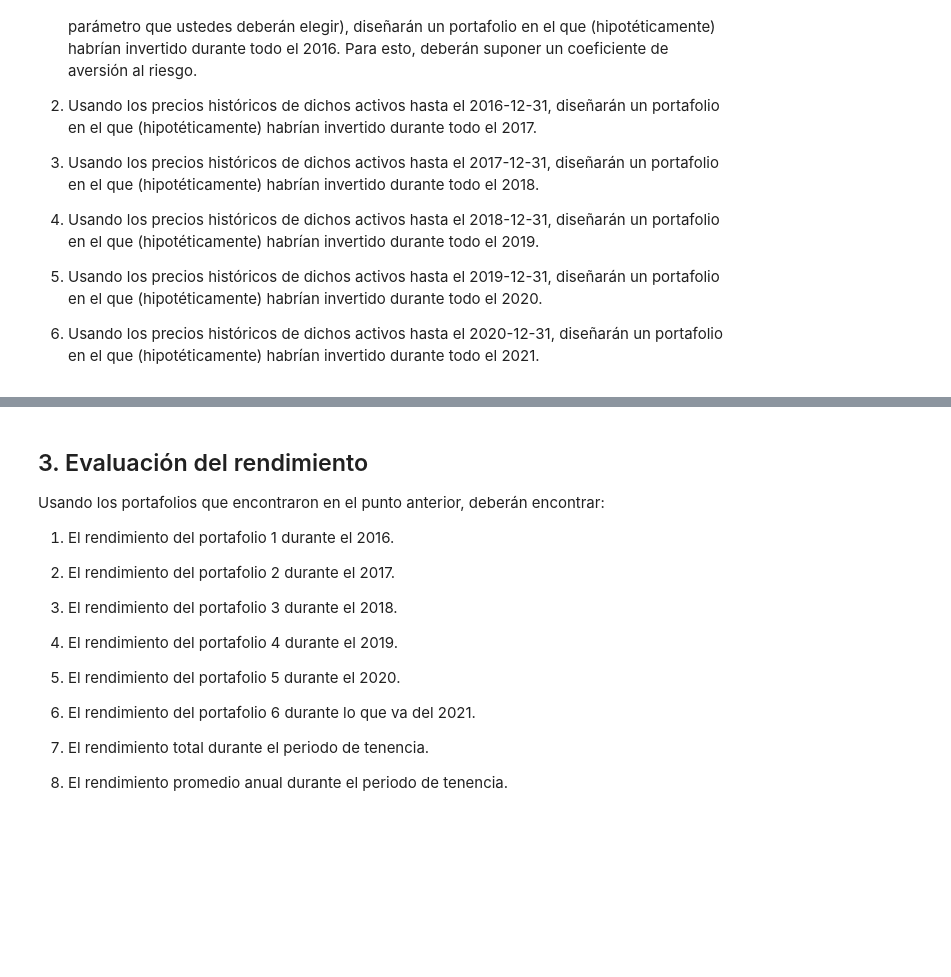
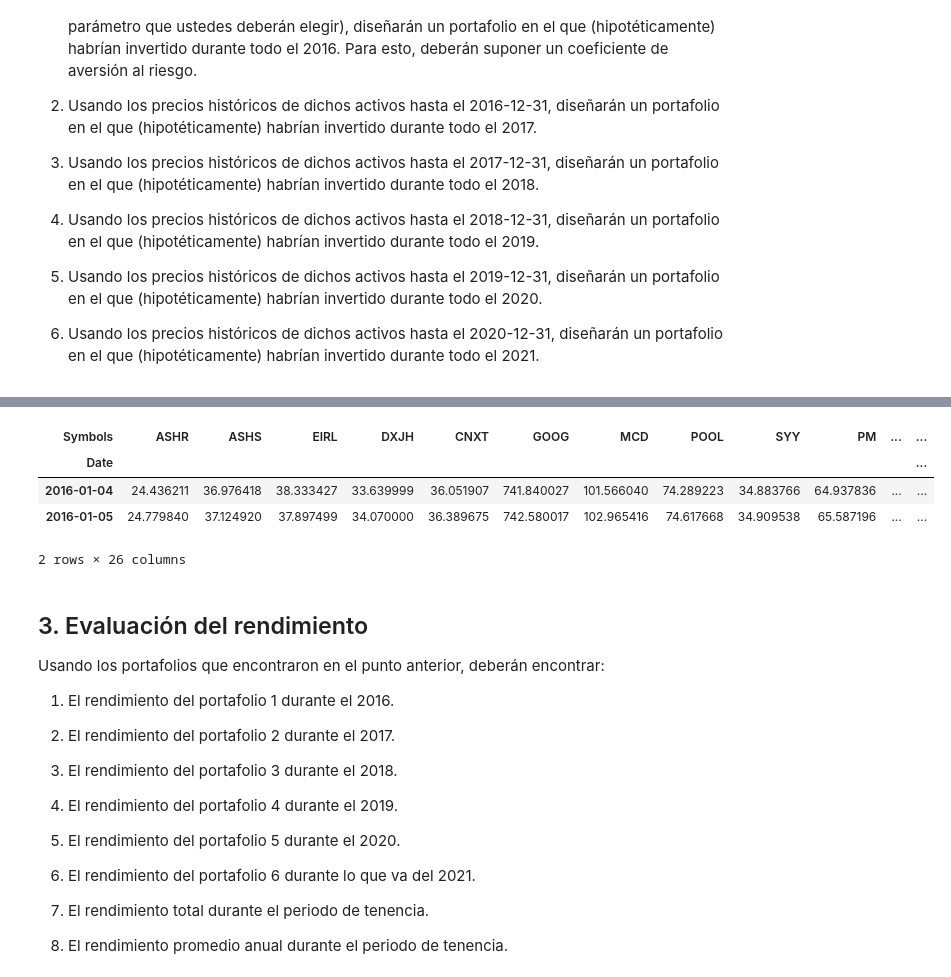
Before and after one commit to MontseOP/Proyecto_Portafolios, a Jupyter notebook: Proyecto Ortiz-Palacios.ipynb, the cells around one changed output, grey strips where cells are left out. Saved outputs shown, nothing was run; the diff lists cells and outputs as text; code cells hidden in the pictures; blank space fills up the shorter version.

```diff
--- a/Proyecto Ortiz-Palacios.ipynb
+++ b/Proyecto Ortiz-Palacios.ipynb
@@ -72,0 +104,6 @@ Una vez elegidos los activos y/o ETFs:
+# %%
+ETF = ['ASHR','ASHS','EIRL','DXJH','CNXT']
+acciones = ['GOOG','MCD','POOL','SYY','PM','XOM','CVX','WLTW','BRO','BSX','BIO','INFO',
+            'CPRT','KLAC','TER','LIN','APD','CCI','PSA','NEE','SRE']
+closes = get_adj_closes(ETF + acciones, "01-01-2015",'31-12-2015')
+rf_1 = 0.0062
@@ -73,3 +140,12 @@ Una vez elegidos los activos y/o ETFs:
+# %%
+ini_2016 = get_adj_closes(ETF + acciones, "01-01-2016","01-05-2016")
+ini_2016
+# %% [output]
+| Symbols | ASHR | ASHS | EIRL | DXJH | CNXT | GOOG | MCD | POOL | SYY | PM | ... | ... |
+| Date |  |  |  |  |  |  |  |  |  |  |  | ... |
+| 2016-01-04 | 24.436211 | 36.976418 | 38.333427 | 33.639999 | 36.051907 | 741.840027 | 101.566040 | 74.289223 | 34.883766 | 64.937836 | ... | ... |
+| 2016-01-05 | 24.779840 | 37.124920 | 37.897499 | 34.070000 | 36.389675 | 742.580017 | 102.965416 | 74.617668 | 34.909538 | 65.587196 | ... | ... |
+2 rows × 26 columns
 # %% [markdown]
 ## 3. Evaluación del rendimiento
 
```
Also changed, not shown: parts of 7 cells of this notebook, 1 other file.
